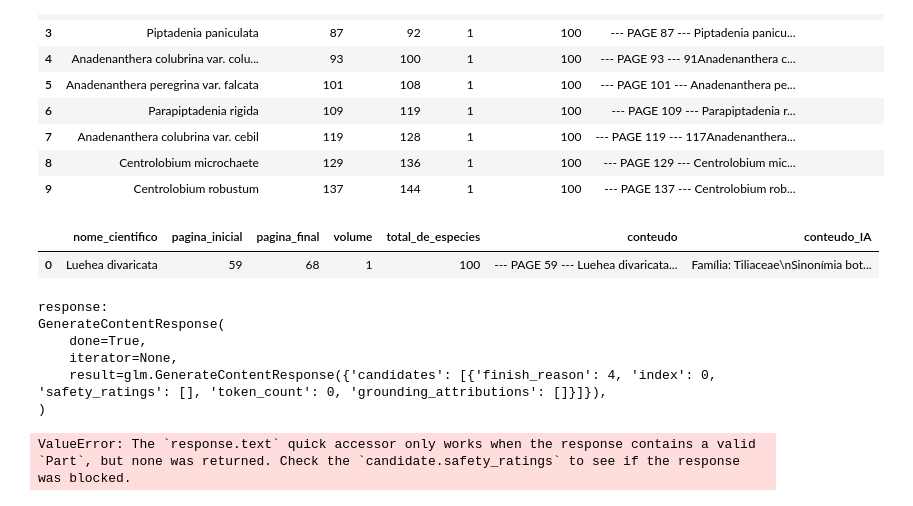
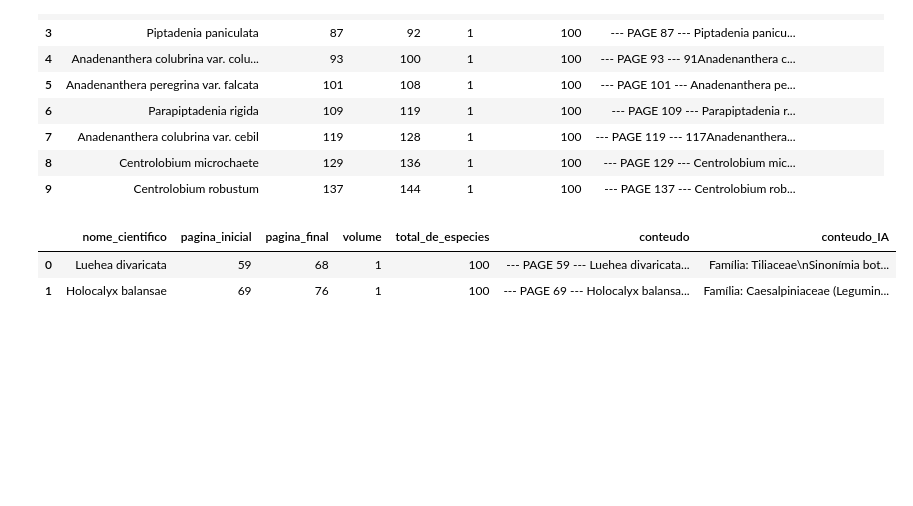
Before and after one commit to Lucaozb/Dr.Arvore---Imers-oAlura-Google, a Jupyter notebook: Dr_Arvore.ipynb, the cells around one changed output. Drawn from its saved outputs; the diff is of its cells as text; code cells hidden in the pictures; blank space fills up the shorter version.

```diff
--- a/Dr_Arvore.ipynb
+++ b/Dr_Arvore.ipynb
@@ -180,7 +180,7 @@ safety_settings = [
   {"category": "HARM_CATEGORY_DANGEROUS_CONTENT", "threshold": "BLOCK_NONE"},
 ]
 
-model = genai.GenerativeModel(model_name="gemini-1.0-pro-latest",
+model = genai.GenerativeModel(model_name="gemini-1.5-pro-latest",
                               generation_config=generation_config,
                               safety_settings=safety_settings)
 # %%
@@ -201,46 +201,17 @@ df.head(10)
 | 8 | Centrolobium microchaete | 129 | 136 | 1 | 100 | --- PAGE 129 --- Centrolobium mic... |  |
 | 9 | Centrolobium robustum | 137 | 144 | 1 | 100 | --- PAGE 137 --- Centrolobium rob... |  |
 # %%
-i = 0
+i = 1
 mensagem = f'{df.conteudo[i]}, segudo este texto  traga as seguintes informação, sem formatar: Família,  Sinonímia botânica, Nomes vulgares, Forma biológica, Tronco, Ramificação, Casca, Folhas, Frutos, Flores, Sementes, Latitude de Ocorrência(Exemplo: "Lat : 7ºS Paraná"), Distribuição Geográfica no Brasil, Regiões fitoecológicas e Espécies Afins. Resuma minimamente as informações sem perder o sentido, porém não deixe estados brasileiros em siglas.'
 
   # Chamando o modelo e obtendo a resposta
 response = model.generate_content(mensagem)
 df.loc[i, 'conteudo_IA'] = response.text
 df.head(i+1)
 # %% [output]
 |  | nome_cientifico | pagina_inicial | pagina_final | volume | total_de_especies | conteudo | conteudo_IA |
 | 0 | Luehea divaricata | 59 | 68 | 1 | 100 | --- PAGE 59 --- Luehea divaricata... | Família: Tiliaceae\nSinonímia bot... |
+| 1 | Holocalyx balansae | 69 | 76 | 1 | 100 | --- PAGE 69 --- Holocalyx balansa... | Família: Caesalpiniaceae (Legumin... |
-# %%
-response
-# %% [output]
-response:
-GenerateContentResponse(
-    done=True,
-    iterator=None,
-    result=glm.GenerateContentResponse({'candidates': [{'finish_reason': 4, 'index': 0, 'safety_ratings': [], 'token_count': 0, 'grounding_attributions': []}]}),
-)
-# %%
-import time
-i = 0
-j = 0
-z = 0
-while j != len(df):
-  i += 5
-  model = genai.GenerativeModel(model_name="gemini-1.0-pro",
-                              generation_config=generation_config,
-                              safety_settings=safety_settings)
-  for i in range(z, i):
-    mensagem = f'{df.conteudo[j]}, segudo este texto  traga as seguintes informação, sem formatar: Família,  Sinonímia botânica, Nomes vulgares, Forma biológica, Tronco, Ramificação, Casca, Folhas, Frutos, Flores, Sementes, Latitude de Ocorrência(Exemplo: "Lat : 7ºS Paraná"), Distribuição Geográfica no Brasil, Regiões fitoecológicas e Espécies Afins. Resuma minimamente as informações sem perder o sentido, porém não deixe estados brasileiros em siglas.'
-    response = model.generate_content(mensagem)
-    df['conteudo_IA'][j] = response.text
-
-  # Aguarda 5 segundos antes de processar o próximo item
-  z += 5
-  j += 1
-  time.sleep(15)
-# %% [output]
-ValueError: The `response.text` quick accessor only works when the response contains a valid `Part`, but none was returned. Check the `candidate.safety_ratings` to see if the response was blocked.
 # %%
 df.head(10)
 # %% [output]
```
Also changed, not shown: parts of 7 cells of this notebook.
